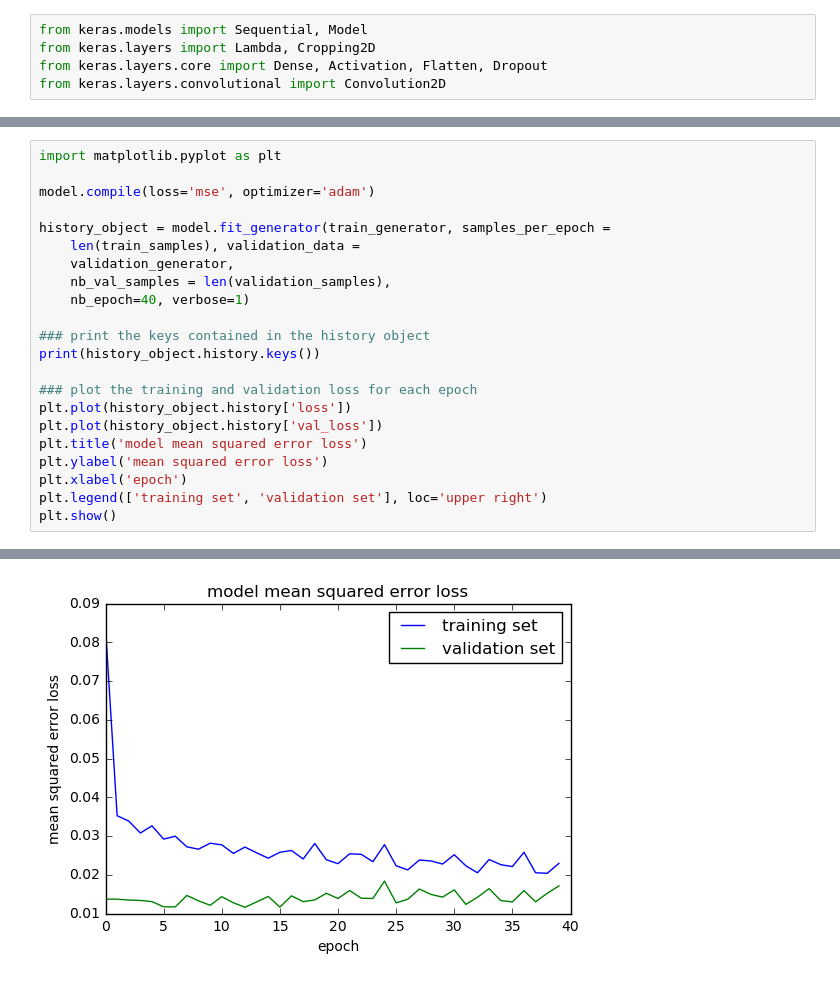
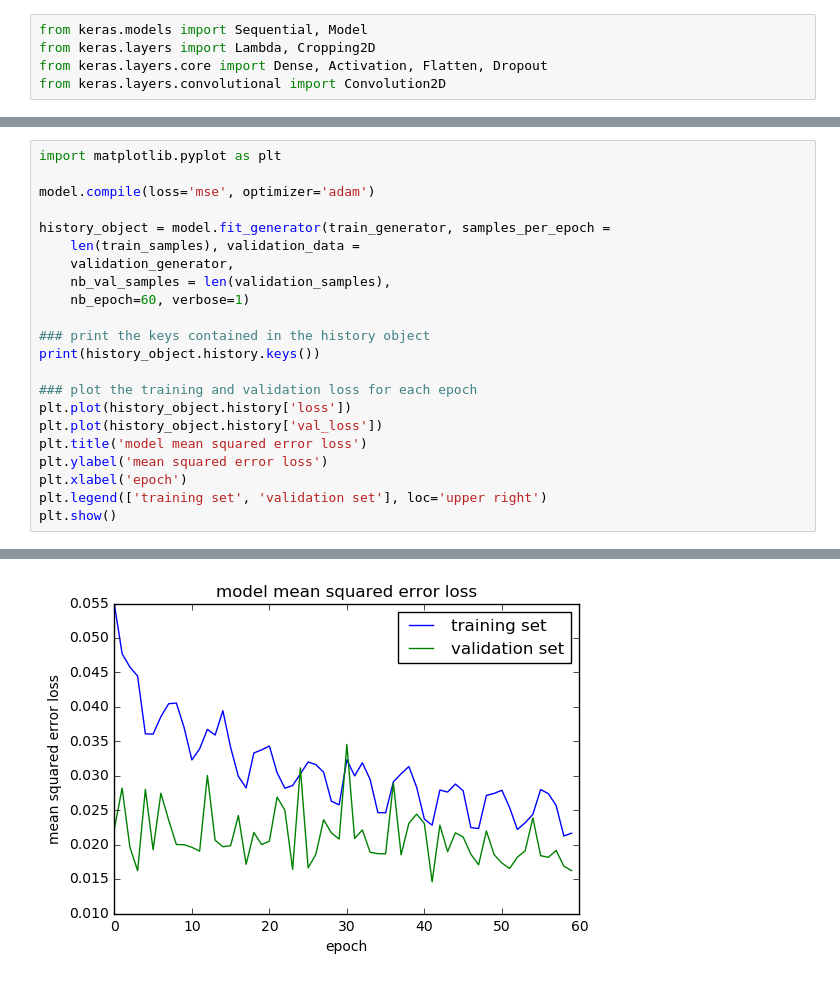
Before and after one commit to robroooh/CarND-Behavioral-Cloning-P3, a Jupyter notebook: behavioral_cloning.ipynb, the cells around one changed output, grey strips where cells are left out. Drawn from its saved outputs; the diff is of its cells as text.

```diff
--- a/behavioral_cloning.ipynb
+++ b/behavioral_cloning.ipynb
@@ -364,7 +365,7 @@ history_object = model.fit_generator(train_generator, samples_per_epoch =
     len(train_samples), validation_data =
     validation_generator,
     nb_val_samples = len(validation_samples),
-    nb_epoch=40, verbose=1)
+    nb_epoch=60, verbose=1)
 
 ### print the keys contained in the history object
 print(history_object.history.keys())
@@ -397,2 +398,2 @@ Epoch 40/40
 dict_keys(['val_loss', 'loss'])
-[figure, old version]
+[figure, new version]
```
Also changed, not shown: parts of 6 cells of this notebook.
